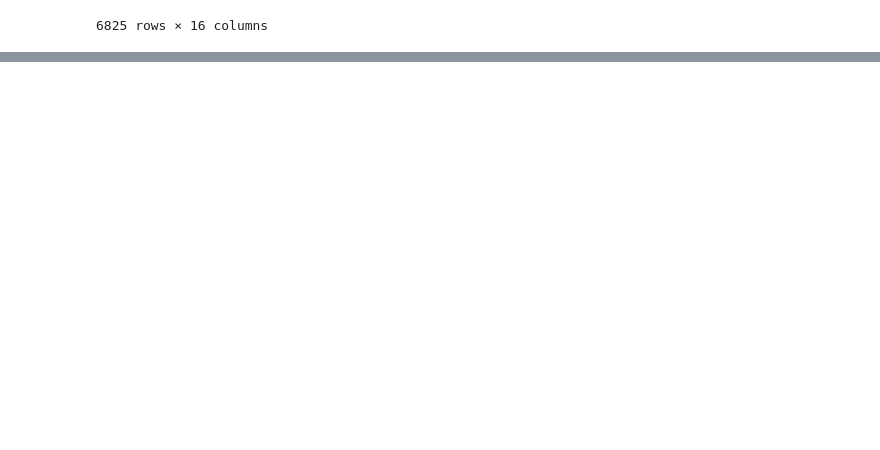
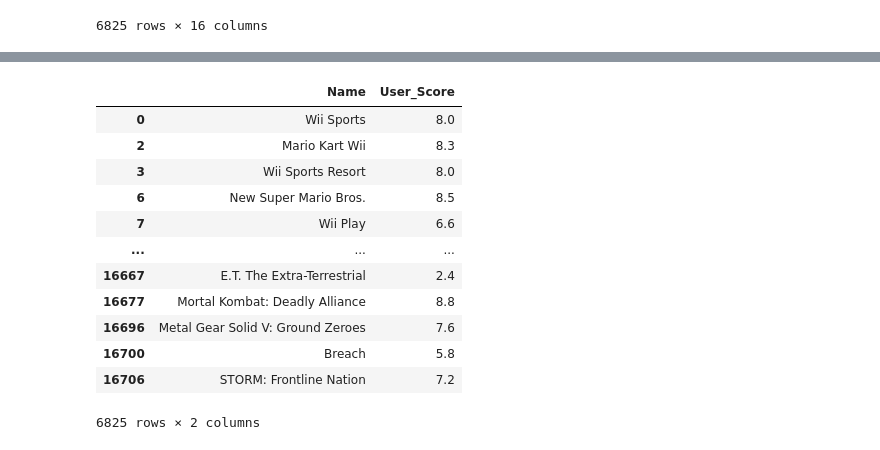
Before and after one commit to MochamadIlhamAfriandhi/Data-Science, a Jupyter notebook: Project DW/main.ipynb, the cells around one changed output, grey strips where cells are left out. Saved outputs shown, nothing was run; the diff lists cells and outputs as text; code cells hidden in the pictures; blank space fills up the shorter version.

```diff
--- a/Project DW/main.ipynb
+++ b/Project DW/main.ipynb
@@ -36,0 +124,16 @@ data
+# %%
+rate_user
+# %% [output]
+|  | Name | User_Score |
+| 0 | Wii Sports | 8.0 |
+| 2 | Mario Kart Wii | 8.3 |
+| 3 | Wii Sports Resort | 8.0 |
+| 6 | New Super Mario Bros. | 8.5 |
+| 7 | Wii Play | 6.6 |
+| ... | ... | ... |
+| 16667 | E.T. The Extra-Terrestrial | 2.4 |
+| 16677 | Mortal Kombat: Deadly Alliance | 8.8 |
+| 16696 | Metal Gear Solid V: Ground Zeroes | 7.6 |
+| 16700 | Breach | 5.8 |
+| 16706 | STORM: Frontline Nation | 7.2 |
+6825 rows × 2 columns
```
Also changed, not shown: parts of 12 cells of this notebook.
